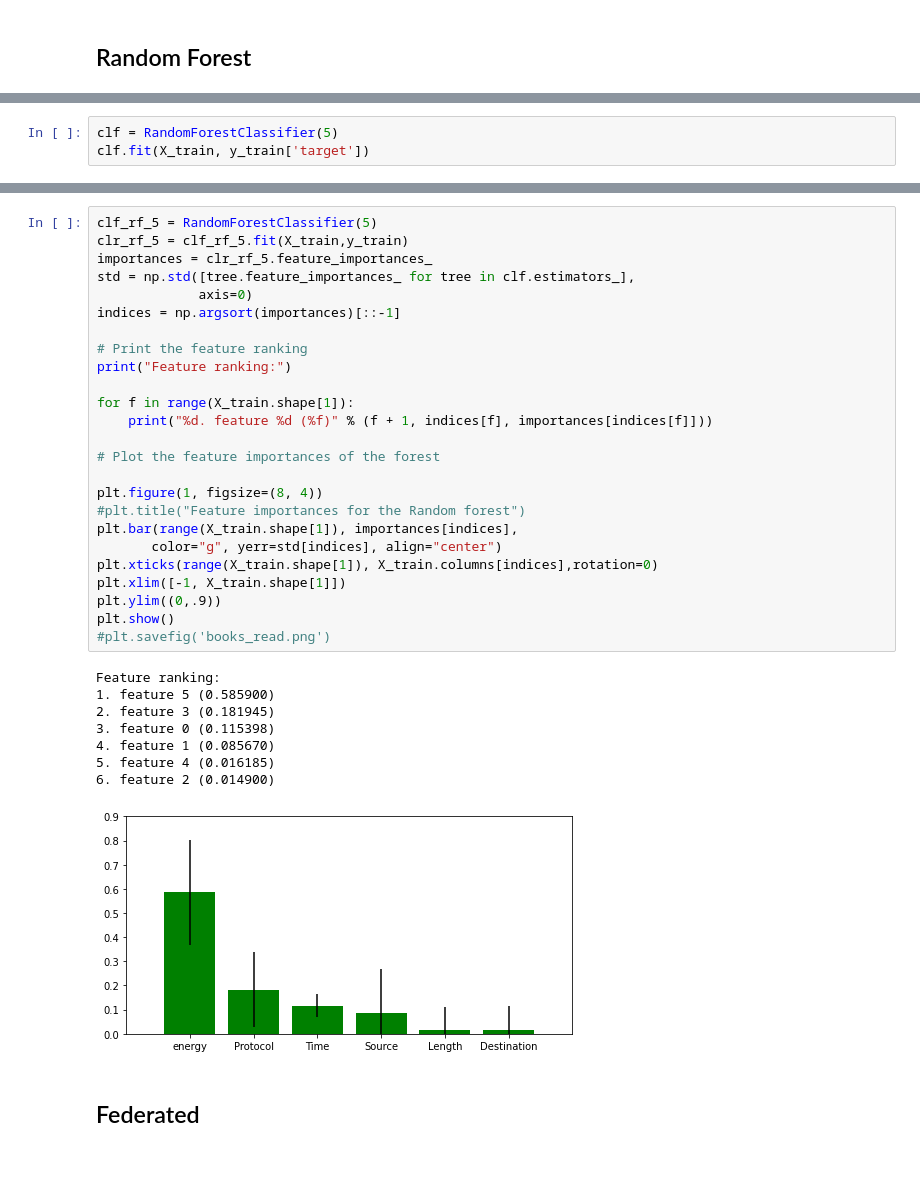
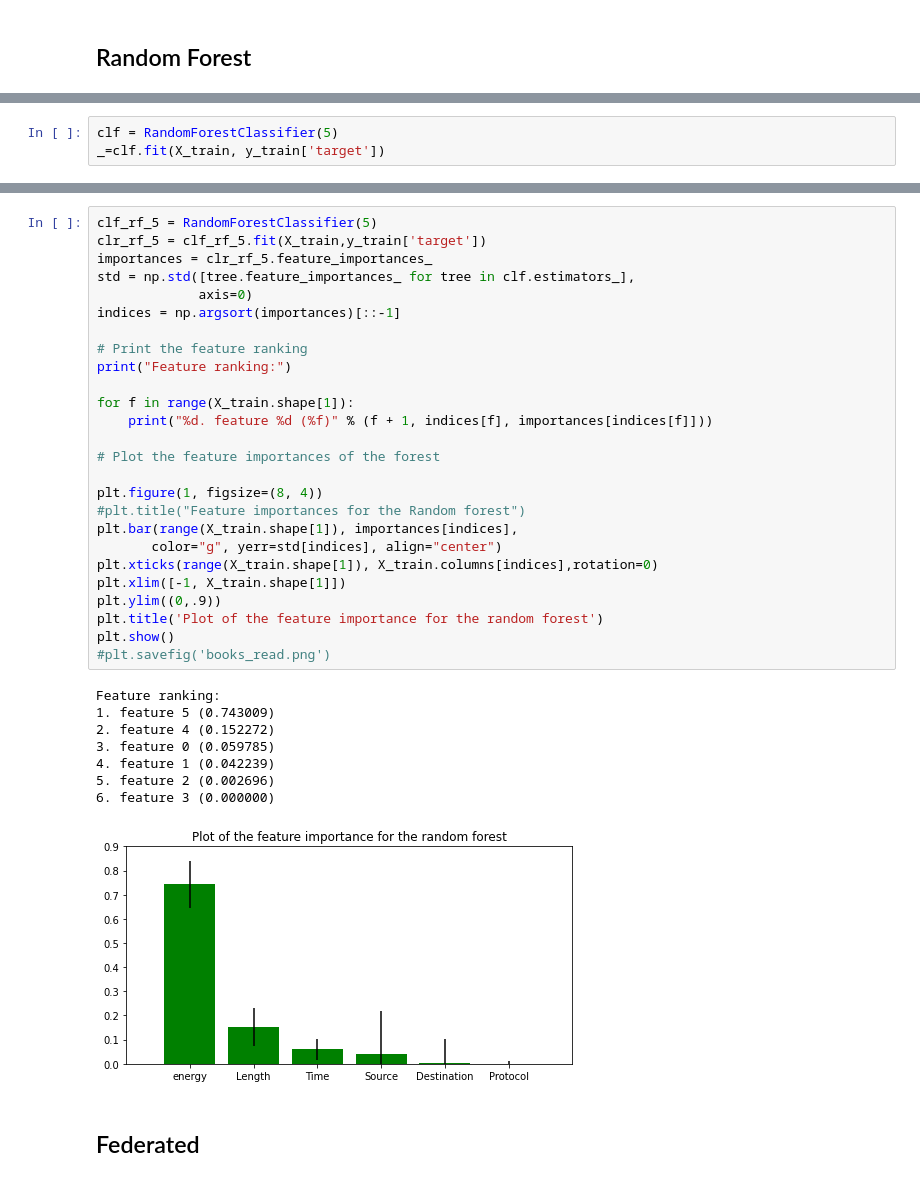
Before and after one commit to Alexis-BX/federated_iot_threat_detection, a Jupyter notebook: Final Merge.ipynb, the cells around one changed output, grey strips where cells are left out. Drawn from its saved outputs; the diff is of its cells as text.

```diff
--- a/Final Merge.ipynb
+++ b/Final Merge.ipynb
@@ -195,3 +136,3 @@ Test size:  263749
 # %%
 clf = RandomForestClassifier(5)
-clf.fit(X_train, y_train['target'])
+_=clf.fit(X_train, y_train['target'])
@@ -295,37 +234,38 @@ plt.show()
 # %%
 clf_rf_5 = RandomForestClassifier(5)
-clr_rf_5 = clf_rf_5.fit(X_train,y_train)
+clr_rf_5 = clf_rf_5.fit(X_train,y_train['target'])
 importances = clr_rf_5.feature_importances_
 std = np.std([tree.feature_importances_ for tree in clf.estimators_],
              axis=0)
 indices = np.argsort(importances)[::-1]
 
 # Print the feature ranking
 print("Feature ranking:")
 
 for f in range(X_train.shape[1]):
     print("%d. feature %d (%f)" % (f + 1, indices[f], importances[indices[f]]))
 
 # Plot the feature importances of the forest
 
 plt.figure(1, figsize=(8, 4))
 #plt.title("Feature importances for the Random forest")
 plt.bar(range(X_train.shape[1]), importances[indices],
        color="g", yerr=std[indices], align="center")
 plt.xticks(range(X_train.shape[1]), X_train.columns[indices],rotation=0)
 plt.xlim([-1, X_train.shape[1]])
 plt.ylim((0,.9))
+plt.title('Plot of the feature importance for the random forest')
 plt.show()
 #plt.savefig('books_read.png')
 # %% [output]
 Feature ranking:
-1. feature 5 (0.585900)
-2. feature 3 (0.181945)
-3. feature 0 (0.115398)
-4. feature 1 (0.085670)
-5. feature 4 (0.016185)
-6. feature 2 (0.014900)
+1. feature 5 (0.743009)
+2. feature 4 (0.152272)
+3. feature 0 (0.059785)
+4. feature 1 (0.042239)
+5. feature 2 (0.002696)
+6. feature 3 (0.000000)
-[figure, old version]
+[figure, new version]
 # %% [markdown]
 ## Federated
 # %% [markdown]
```
Also changed, not shown: parts of 17 cells of this notebook, 4 other files.
